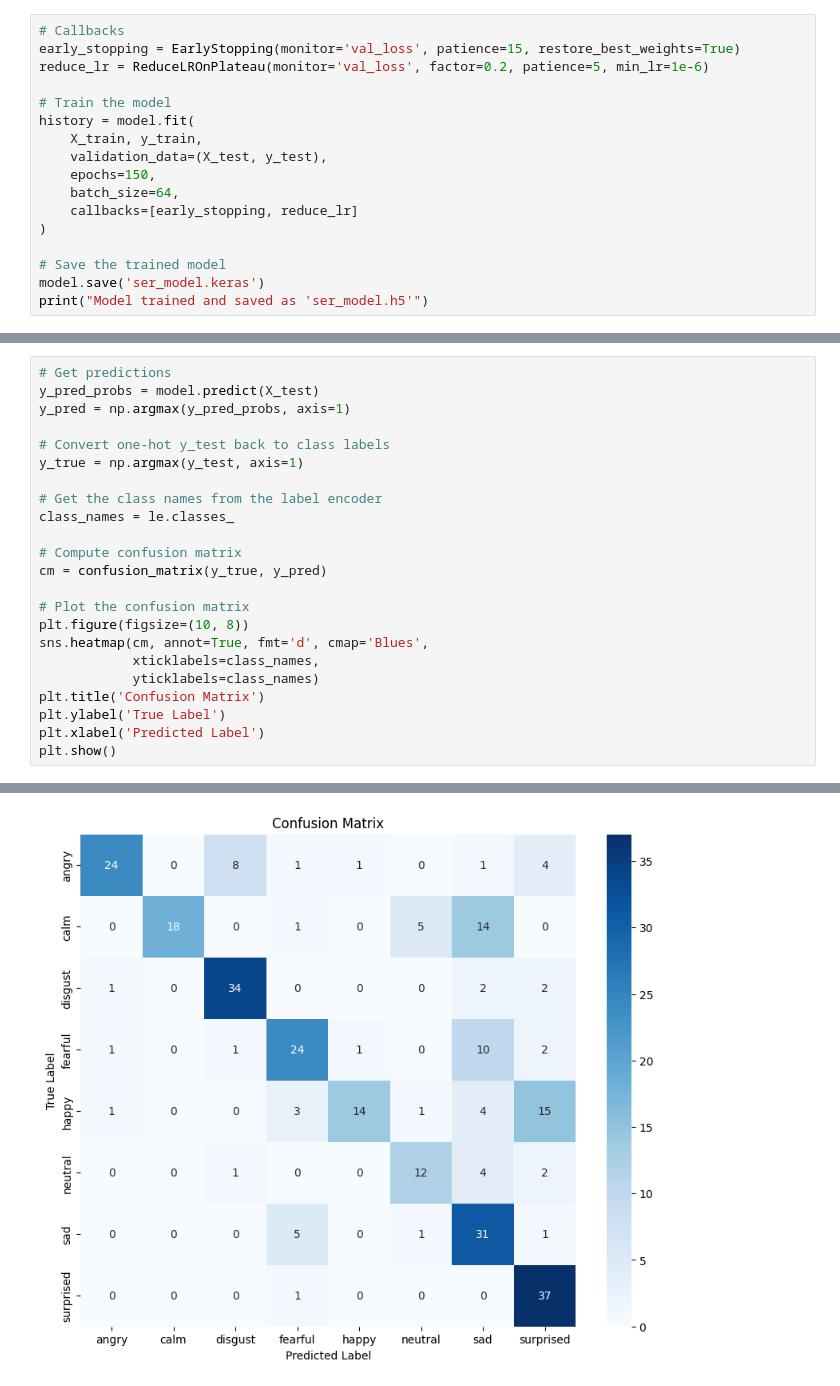
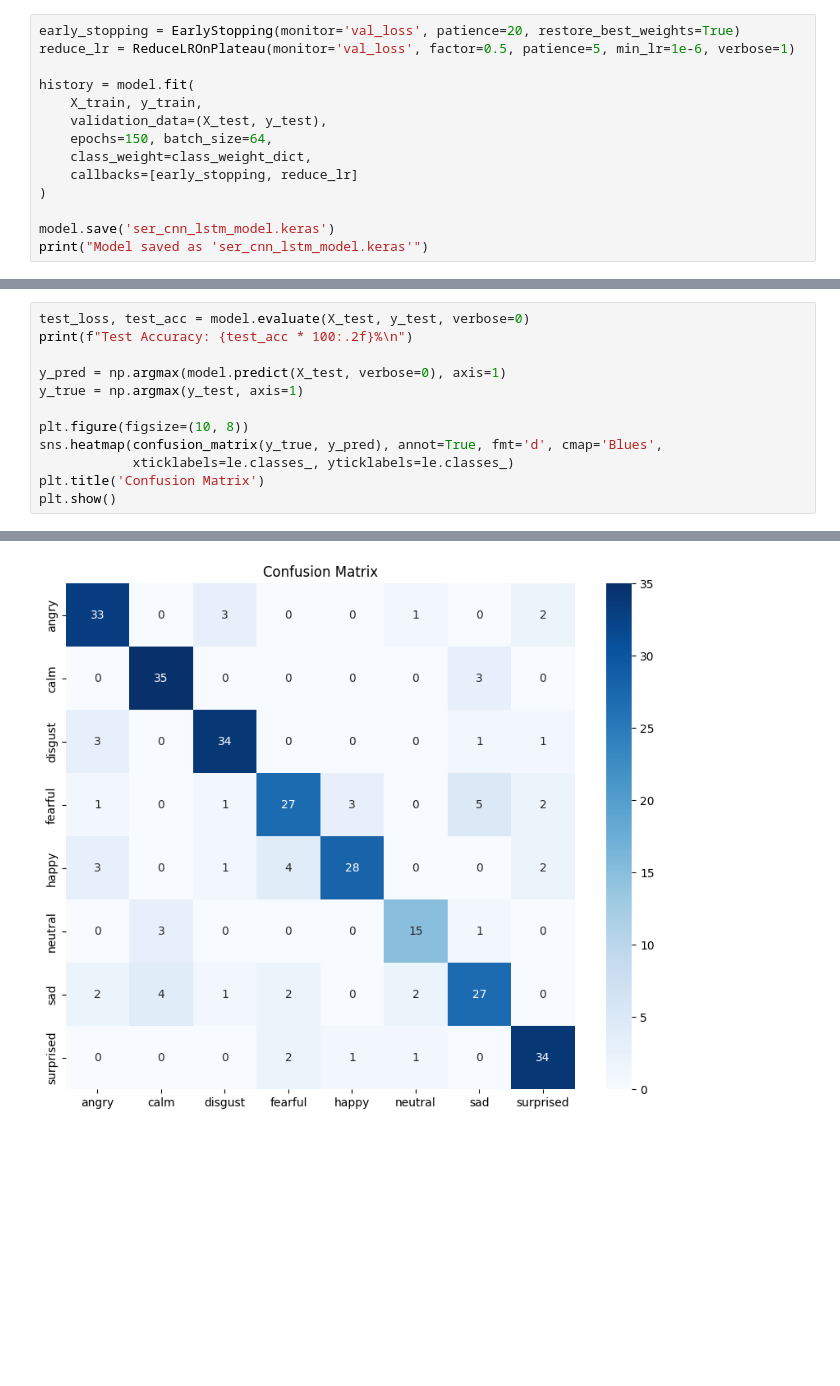
Before and after one commit to prasun-ate/MCKV_Final_Year_Project_Codes, a Jupyter notebook: RAVDESSaudioSentimentNew - Copy.ipynb, the cells around one changed output, grey strips where cells are left out. Saved outputs shown, nothing was run; the diff lists cells and outputs as text; blank space fills up the shorter version.

```diff
--- a/RAVDESSaudioSentimentNew - Copy.ipynb
+++ b/RAVDESSaudioSentimentNew - Copy.ipynb
@@ -221,19 +176,16 @@ Model: "sequential_2"
 # %%
-# Callbacks
-early_stopping = EarlyStopping(monitor='val_loss', patience=15, restore_best_weights=True)
-reduce_lr = ReduceLROnPlateau(monitor='val_loss', factor=0.2, patience=5, min_lr=1e-6)
+early_stopping = EarlyStopping(monitor='val_loss', patience=20, restore_best_weights=True)
+reduce_lr = ReduceLROnPlateau(monitor='val_loss', factor=0.5, patience=5, min_lr=1e-6, verbose=1)
 
-# Train the model
 history = model.fit(
     X_train, y_train,
     validation_data=(X_test, y_test),
-    epochs=150,
-    batch_size=64,
+    epochs=150, batch_size=64,
+    class_weight=class_weight_dict,
     callbacks=[early_stopping, reduce_lr]
 )
 
-# Save the trained model
-model.save('ser_model.keras')
-print("Model trained and saved as 'ser_model.h5'")
+model.save('ser_cnn_lstm_model.keras')
+print("Model saved as 'ser_cnn_lstm_model.keras'")
 # %% [output]
 Epoch 1/150
@@ -291,24 +224,13 @@ Test Loss: 0.9701
 # %%
-# Get predictions
-y_pred_probs = model.predict(X_test)
-y_pred = np.argmax(y_pred_probs, axis=1)
+test_loss, test_acc = model.evaluate(X_test, y_test, verbose=0)
+print(f"Test Accuracy: {test_acc * 100:.2f}%\n")
 
-# Convert one-hot y_test back to class labels
+y_pred = np.argmax(model.predict(X_test, verbose=0), axis=1)
 y_true = np.argmax(y_test, axis=1)
 
-# Get the class names from the label encoder
-class_names = le.classes_
-
-# Compute confusion matrix
-cm = confusion_matrix(y_true, y_pred)
-
-# Plot the confusion matrix
 plt.figure(figsize=(10, 8))
-sns.heatmap(cm, annot=True, fmt='d', cmap='Blues',
-            xticklabels=class_names,
-            yticklabels=class_names)
+sns.heatmap(confusion_matrix(y_true, y_pred), annot=True, fmt='d', cmap='Blues',
+            xticklabels=le.classes_, yticklabels=le.classes_)
 plt.title('Confusion Matrix')
-plt.ylabel('True Label')
-plt.xlabel('Predicted Label')
 plt.show()
 # %% [output]
@@ -316,2 +238,2 @@ plt.show()
-[figure, old version]
+[figure, new version]
 # %%
```
Also changed, not shown: parts of 14 cells of this notebook.
